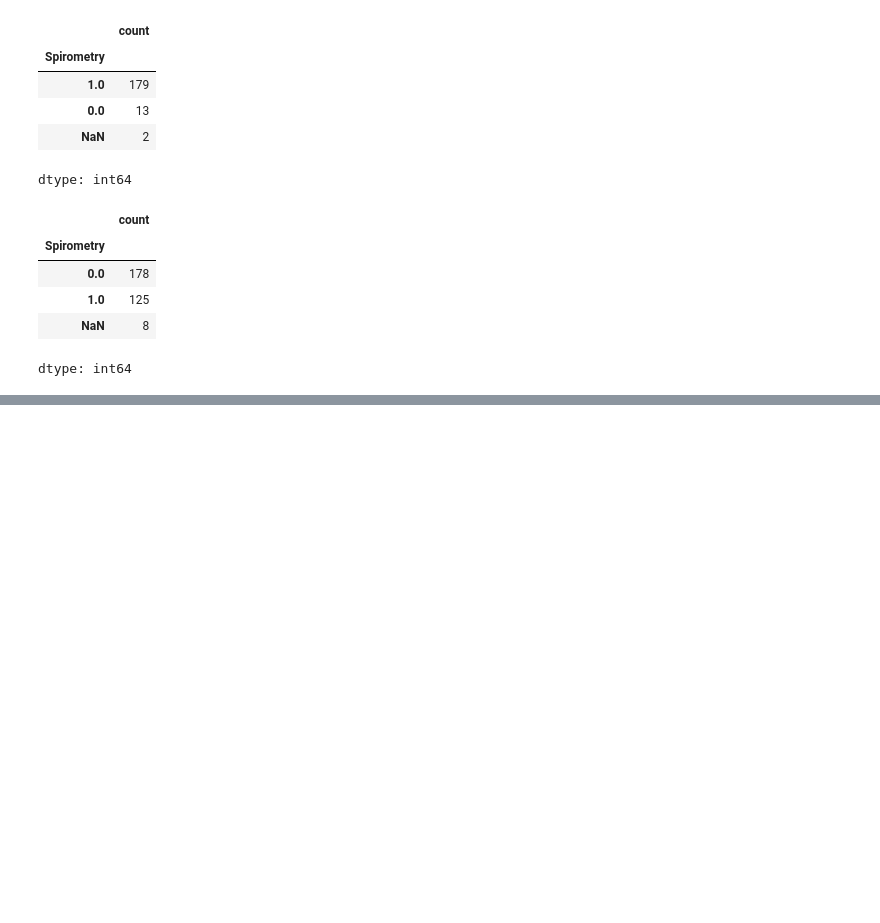
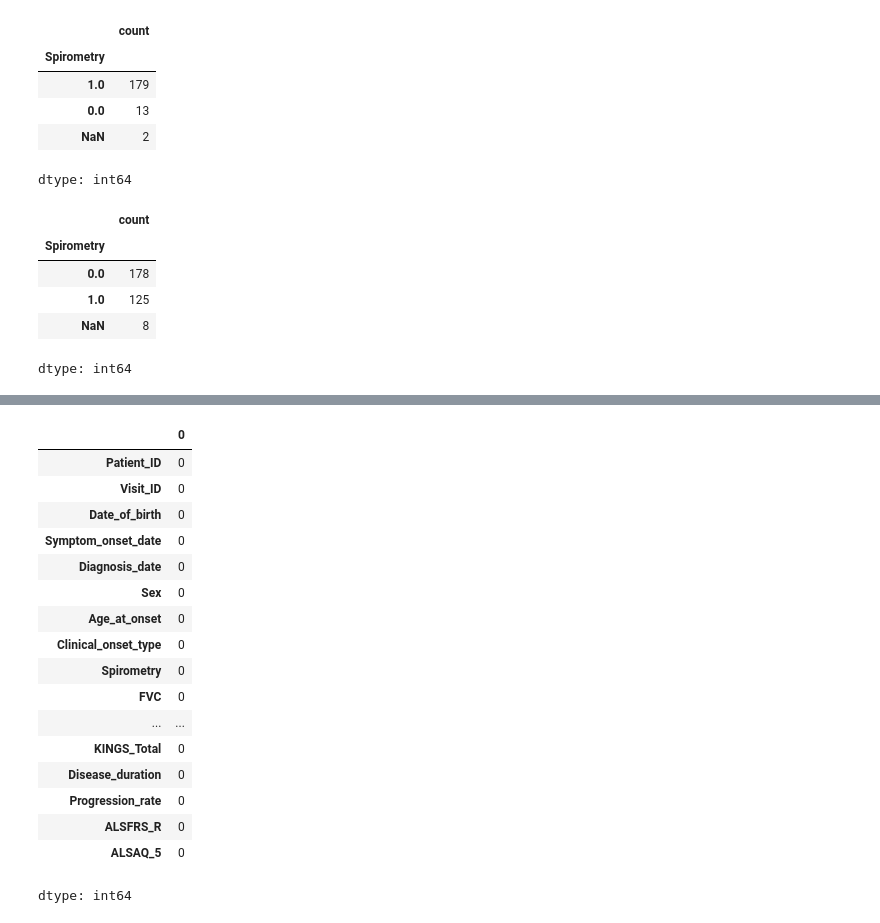
Before and after one commit to FaridRash/Advance-Statistical-Learnin--Semester-3, a Jupyter notebook: Farid/Farid_Null_Values.ipynb, the cells around one changed output, grey strips where cells are left out. Cells and saved outputs as stored; diff of their text form; code cells hidden in the pictures; blank space fills up the shorter version.

```diff
--- a/Farid/Farid_Null_Values.ipynb
+++ b/Farid/Farid_Null_Values.ipynb
@@ -273,0 +294,21 @@ dtype: int64
+# %%
+display(df.isnull().sum())
+# %% [output]
+|  | 0 |
+| Patient_ID | 0 |
+| Visit_ID | 0 |
+| Date_of_birth | 0 |
+| Symptom_onset_date | 0 |
+| Diagnosis_date | 0 |
+| Sex | 0 |
+| Age_at_onset | 0 |
+| Clinical_onset_type | 0 |
+| Spirometry | 0 |
+| FVC | 0 |
+| ... | ... |
+| KINGS_Total | 0 |
+| Disease_duration | 0 |
+| Progression_rate | 0 |
+| ALSFRS_R | 0 |
+| ALSAQ_5 | 0 |
+dtype: int64
```
Also changed, not shown: parts of 6 cells of this notebook.
